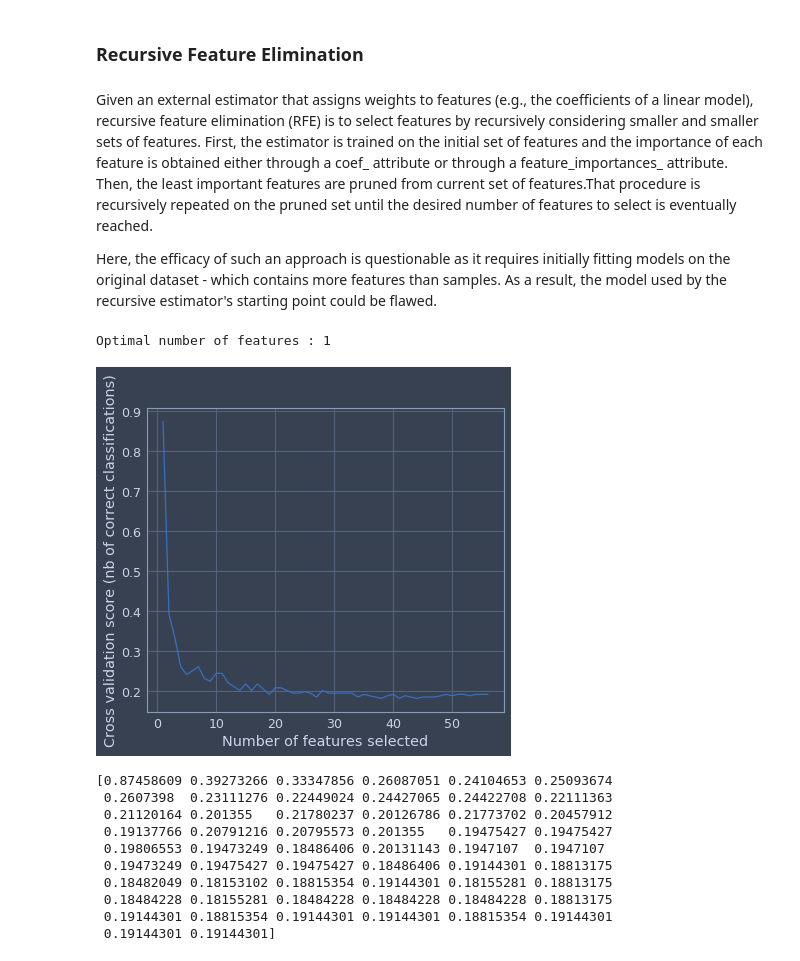
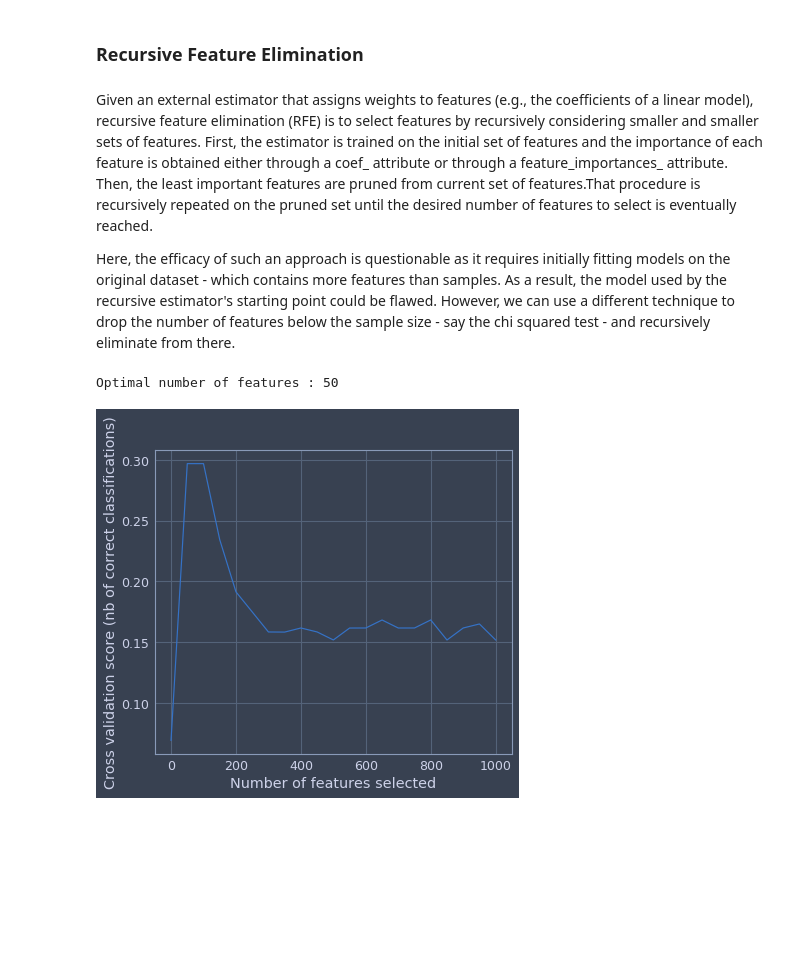
Before and after one commit to kaushik316/T2D_Models, a Jupyter notebook: src/notebooks/FeatureSelection.ipynb, the cells around one changed output. Cells and saved outputs as stored; diff of their text form; code cells hidden in the pictures; blank space fills up the shorter version.

Commit message:
Added documentation to feature selection notebook

```diff
--- a/src/notebooks/FeatureSelection.ipynb
+++ b/src/notebooks/FeatureSelection.ipynb
@@ -176,7 +187,18 @@ y_test.to_csv("../data/T2D_data/FeatureSelected/mic/y_test")
 # %% [markdown]
 Given an external estimator that assigns weights to features (e.g., the coefficients of a linear model), recursive feature elimination (RFE) is to select features by recursively considering smaller and smaller sets of features. First, the estimator is trained on the initial set of features and the importance of each feature is obtained either through a coef_ attribute or through a feature_importances_ attribute. Then, the least important features are pruned from current set of features.That procedure is recursively repeated on the pruned set until the desired number of features to select is eventually reached.
 
-Here, the efficacy of such an approach is questionable as it requires initially fitting models on the original dataset - which contains more features than samples. As a result, the model used by the recursive estimator's starting point could be flawed.
+Here, the efficacy of such an approach is questionable as it requires initially fitting models on the original dataset - which contains more features than samples. As a result, the model used by the recursive estimator's starting point could be flawed. However, we can use a different technique to drop the number of features below the sample size - say the chi squared test - and recursively eliminate from there.
+# %%
+n = 1000
+chi_gus = GenericUnivariateSelect(chi2, mode='k_best', param=n)
+chi_gus.fit(X_train, y_train)
+
+# Save features using the boolean mask
+chi_idx = chi_gus.get_support()
+chi_features = list(compress(X_train.columns, chi_idx))
+# %%
+X_train = X_train[chi_features]
+X_test = X_test[chi_features]
 # %%
 # Create the RFE object and compute a cross-validated score.
 svc = SVC(kernel="linear", class_weight='balanced')
@@ -184,26 +206,13 @@ rfecv = RFECV(estimator=svc, step=50, cv=StratifiedKFold(2), scoring='recall', n
 rfecv.fit(X_train, y_train)
 print("Optimal number of features : {}".format(rfecv.n_features_))
 # %% [output]
-Optimal number of features : 1
+Optimal number of features : 50
 # %%
 # Plot number of features VS. cross-validation scores
 plt.figure()
 plt.xlabel("Number of features selected")
 plt.ylabel("Cross validation score (nb of correct classifications)")
-plt.plot(range(1, len(rfecv.grid_scores_) + 1), rfecv.grid_scores_)
+plt.plot(range(0, n+50, 50), rfecv.grid_scores_)
 plt.show()
 # %% [output]
-[figure, old version]
+[figure, new version]
-# %%
-print (rfecv.grid_scores_)
-# %% [output]
-[0.87458609 0.39273266 0.33347856 0.26087051 0.24104653 0.25093674
- 0.2607398  0.23111276 0.22449024 0.24427065 0.24422708 0.22111363
- 0.21120164 0.201355   0.21780237 0.20126786 0.21773702 0.20457912
- 0.19137766 0.20791216 0.20795573 0.201355   0.19475427 0.19475427
- 0.19806553 0.19473249 0.18486406 0.20131143 0.1947107  0.1947107
- 0.19473249 0.19475427 0.19475427 0.18486406 0.19144301 0.18813175
- 0.18482049 0.18153102 0.18815354 0.19144301 0.18155281 0.18813175
- 0.18484228 0.18155281 0.18484228 0.18484228 0.18484228 0.18813175
- 0.19144301 0.18815354 0.19144301 0.19144301 0.18815354 0.19144301
- 0.19144301 0.19144301]
```
Also changed, not shown: parts of 20 cells of this notebook, 12 other files.
